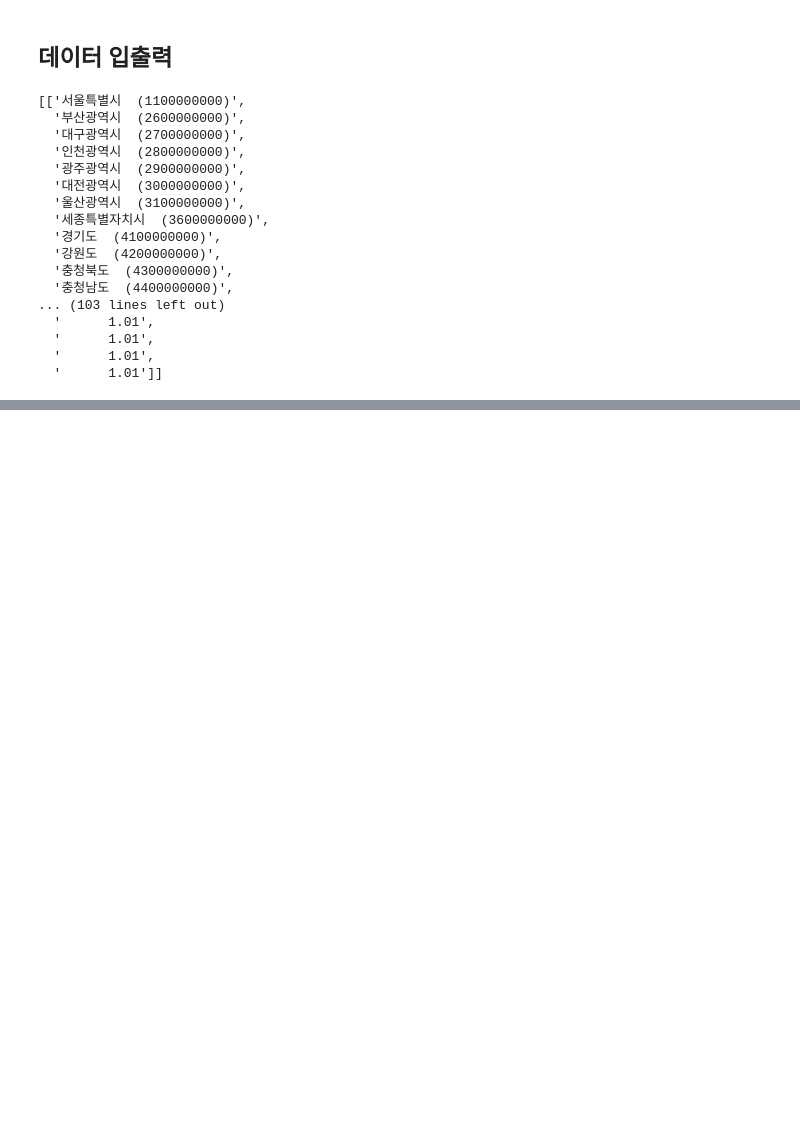
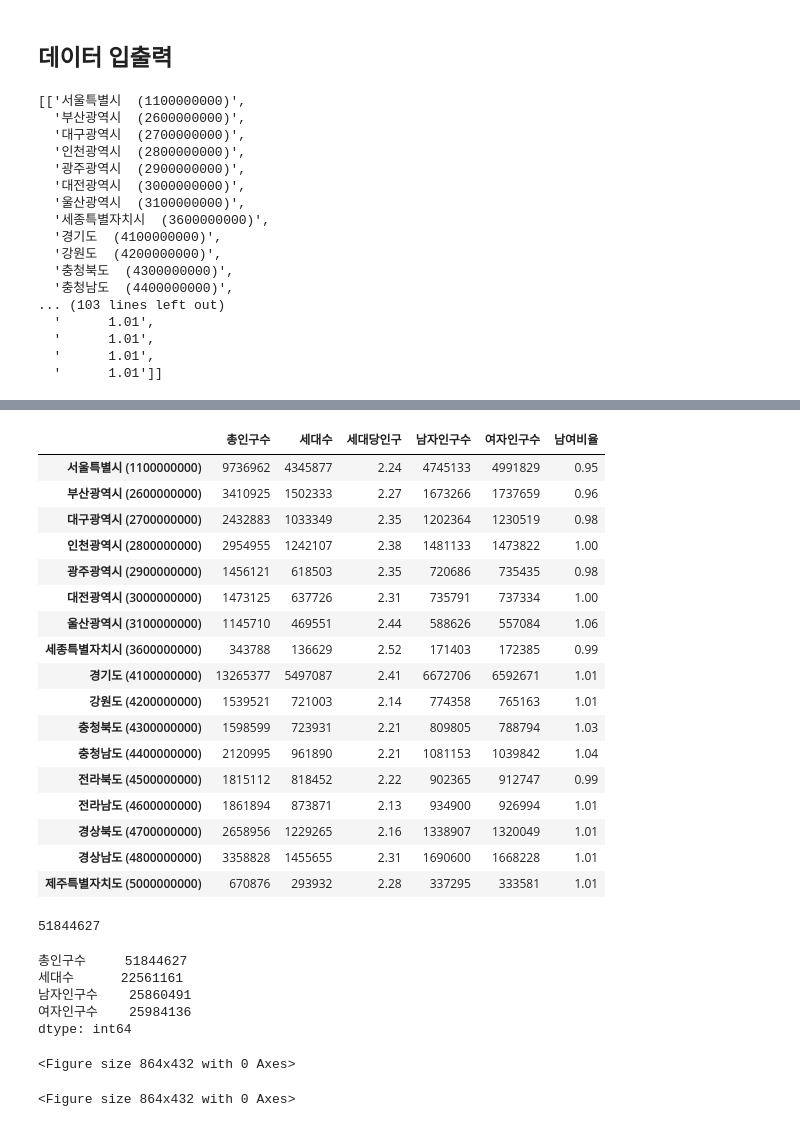
Before and after one commit to skchoco/python-basic, a Jupyter notebook: 2.data().ipynb, the cells around one changed output, grey strips where cells are left out. Cells and saved outputs as stored; diff of their text form; code cells hidden in the pictures; blank space fills up the shorter version.

```diff
--- a/2.data().ipynb
+++ b/2.data().ipynb
@@ -51,0 +76,35 @@ array([['서울특별시  (1100000000)', '부산광역시  (2600000000)',
+# %%
+df3 = pd.read_csv('population_2020.csv', skiprows = [0], thousands=',',
+                  names = ['총인구수', '세대수', '세대당인구', '남자인구수', '여자인구수', '남여비율'])
+df3
+# %% [output]
+|  | 총인구수 | 세대수 | 세대당인구 | 남자인구수 | 여자인구수 | 남여비율 |
+| 서울특별시 (1100000000) | 9736962 | 4345877 | 2.24 | 4745133 | 4991829 | 0.95 |
+| 부산광역시 (2600000000) | 3410925 | 1502333 | 2.27 | 1673266 | 1737659 | 0.96 |
+| 대구광역시 (2700000000) | 2432883 | 1033349 | 2.35 | 1202364 | 1230519 | 0.98 |
+| 인천광역시 (2800000000) | 2954955 | 1242107 | 2.38 | 1481133 | 1473822 | 1.00 |
+| 광주광역시 (2900000000) | 1456121 | 618503 | 2.35 | 720686 | 735435 | 0.98 |
+| 대전광역시 (3000000000) | 1473125 | 637726 | 2.31 | 735791 | 737334 | 1.00 |
+| 울산광역시 (3100000000) | 1145710 | 469551 | 2.44 | 588626 | 557084 | 1.06 |
+| 세종특별자치시 (3600000000) | 343788 | 136629 | 2.52 | 171403 | 172385 | 0.99 |
+| 경기도 (4100000000) | 13265377 | 5497087 | 2.41 | 6672706 | 6592671 | 1.01 |
+| 강원도 (4200000000) | 1539521 | 721003 | 2.14 | 774358 | 765163 | 1.01 |
+| 충청북도 (4300000000) | 1598599 | 723931 | 2.21 | 809805 | 788794 | 1.03 |
+| 충청남도 (4400000000) | 2120995 | 961890 | 2.21 | 1081153 | 1039842 | 1.04 |
+| 전라북도 (4500000000) | 1815112 | 818452 | 2.22 | 902365 | 912747 | 0.99 |
+| 전라남도 (4600000000) | 1861894 | 873871 | 2.13 | 934900 | 926994 | 1.01 |
+| 경상북도 (4700000000) | 2658956 | 1229265 | 2.16 | 1338907 | 1320049 | 1.01 |
+| 경상남도 (4800000000) | 3358828 | 1455655 | 2.31 | 1690600 | 1668228 | 1.01 |
+| 제주특별자치도 (5000000000) | 670876 | 293932 | 2.28 | 337295 | 333581 | 1.01 |
+# %%
+df3['총인구수'].sum()
+# %% [output]
+51844627
+# %%
+df3[['총인구수', '세대수', '남자인구수', '여자인구수']].sum()
+# %% [output]
+총인구수     51844627
+세대수      22561161
+남자인구수    25860491
+여자인구수    25984136
+dtype: int64
@@ -51,0 +118,5 @@ array([['서울특별시  (1100000000)', '부산광역시  (2600000000)',
+# %%
+plt.figure(figsize=(12, 6))
+# %% [output]
+<Figure size 864x432 with 0 Axes>
+<Figure size 864x432 with 0 Axes>
```
Also changed, not shown: parts of 7 cells of this notebook, 5 other files.
